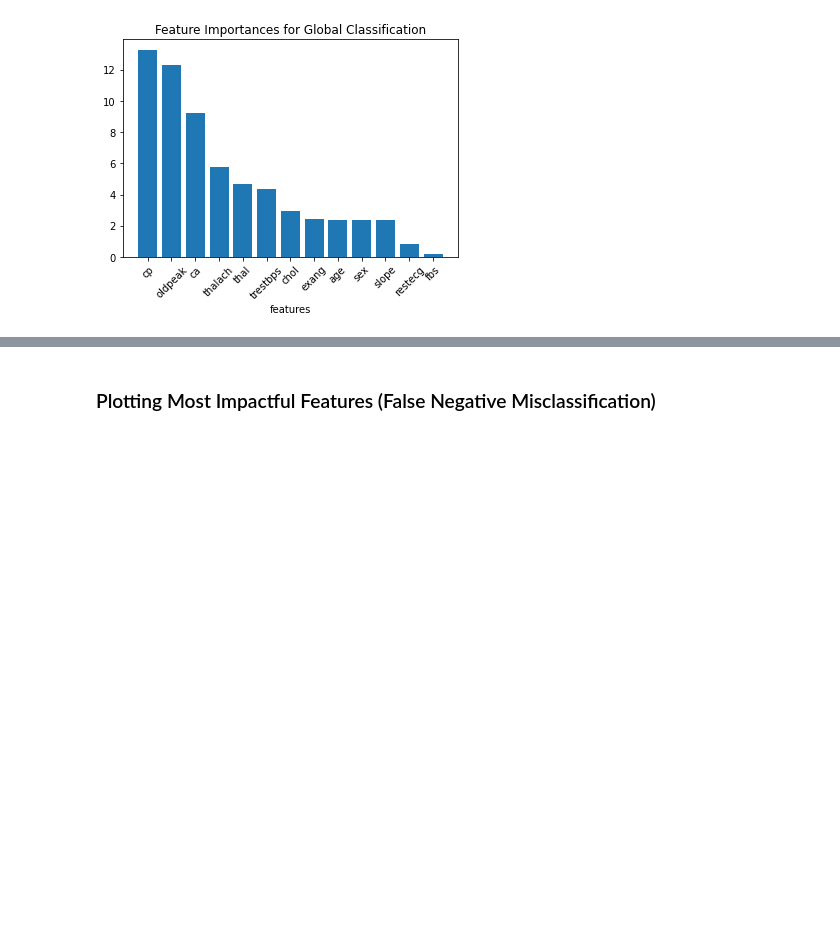
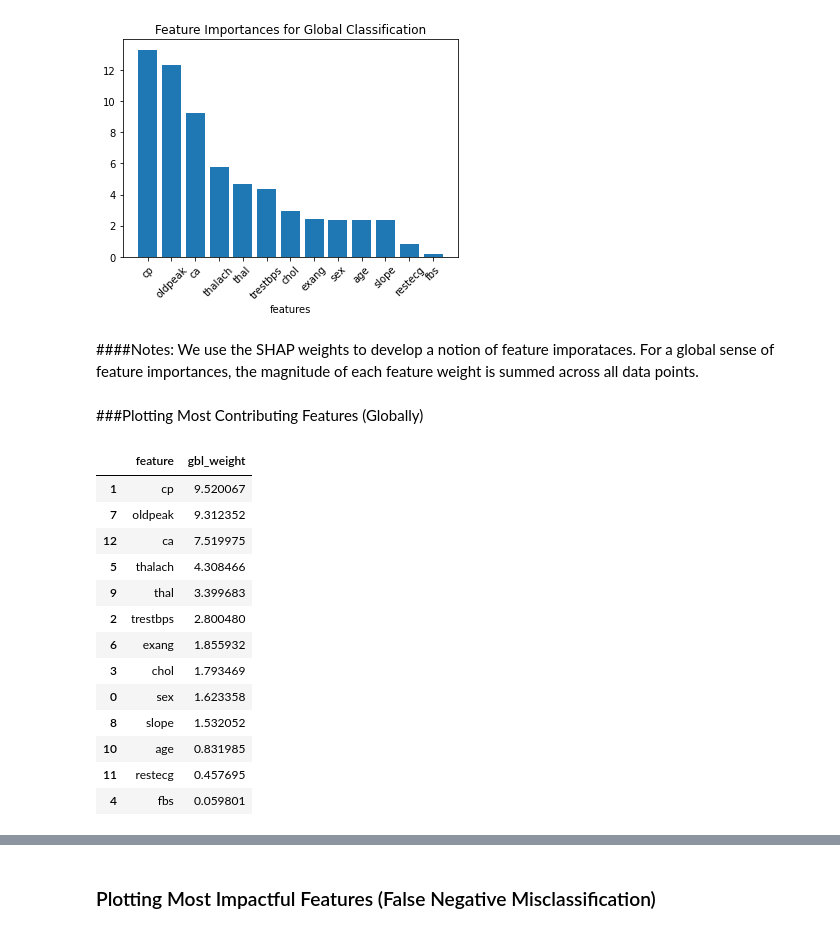
Before and after one commit to NYU-MSDS-Projects/heartdisease-1017, a Jupyter notebook: original_code/1017_FinalProject_Transparency_SHAP_ppg.ipynb, the cells around one changed output, grey strips where cells are left out. Saved outputs shown, nothing was run; the diff lists cells and outputs as text; code cells hidden in the pictures; blank space fills up the shorter version.

```diff
--- a/original_code/1017_FinalProject_Transparency_SHAP_ppg.ipynb
+++ b/original_code/1017_FinalProject_Transparency_SHAP_ppg.ipynb
@@ -398,3 +406,41 @@ plt.xlabel('features')
 plt.show()
 # %% [output]
 [figure]
+# %% [markdown]
+####Notes:
+We use the SHAP weights to develop a notion of feature imporataces.  For a global sense of feature importances, the magnitude of each feature weight is summed across all data points.
+# %% [markdown]
+###Plotting Most Contributing Features (Globally)
+# %%
+cont_feat_weight = defaultdict(float)
+feats = heart.columns[:-1]
+y_hold_1 = np.where(y_hold == 0, -1, y_hold)
+
+for idx in range(len(y_hold)):
+  vals = shap_values[1][idx,:]
+
+  for feat_i, val_i in zip(feats, vals):
+    if val_i*y_hold_1[idx] > 0:
+      cont_feat_weight[feat_i] += np.abs(val_i)
+    # gbl_feat_count[feat_i] += 1
+
+
+cont_weights_df = pd.DataFrame([cont_feat_weight]).T.reset_index()
+cont_weights_df.columns = ['feature','gbl_weight']
+cont_weights_df = cont_weights_df.sort_values(['gbl_weight'], ascending=False)
+cont_weights_df
+# %% [output]
+|  | feature | gbl_weight |
+| 1 | cp | 9.520067 |
+| 7 | oldpeak | 9.312352 |
+| 12 | ca | 7.519975 |
+| 5 | thalach | 4.308466 |
+| 9 | thal | 3.399683 |
+| 2 | trestbps | 2.800480 |
+| 6 | exang | 1.855932 |
+| 3 | chol | 1.793469 |
+| 0 | sex | 1.623358 |
+| 8 | slope | 1.532052 |
+| 10 | age | 0.831985 |
+| 11 | restecg | 0.457695 |
+| 4 | fbs | 0.059801 |
```
Also changed, not shown: parts of 23 cells of this notebook.
